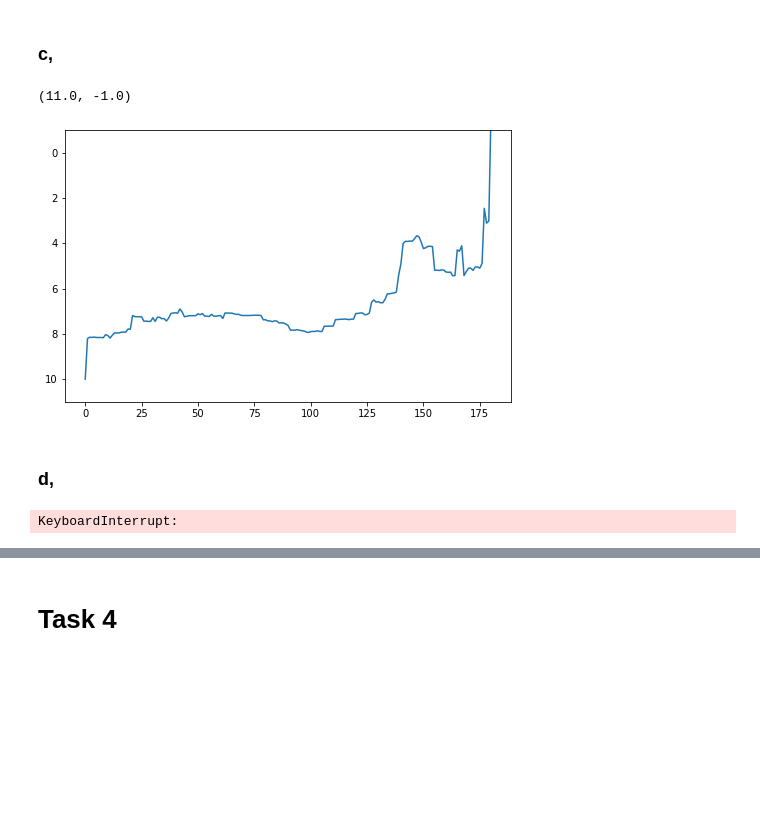
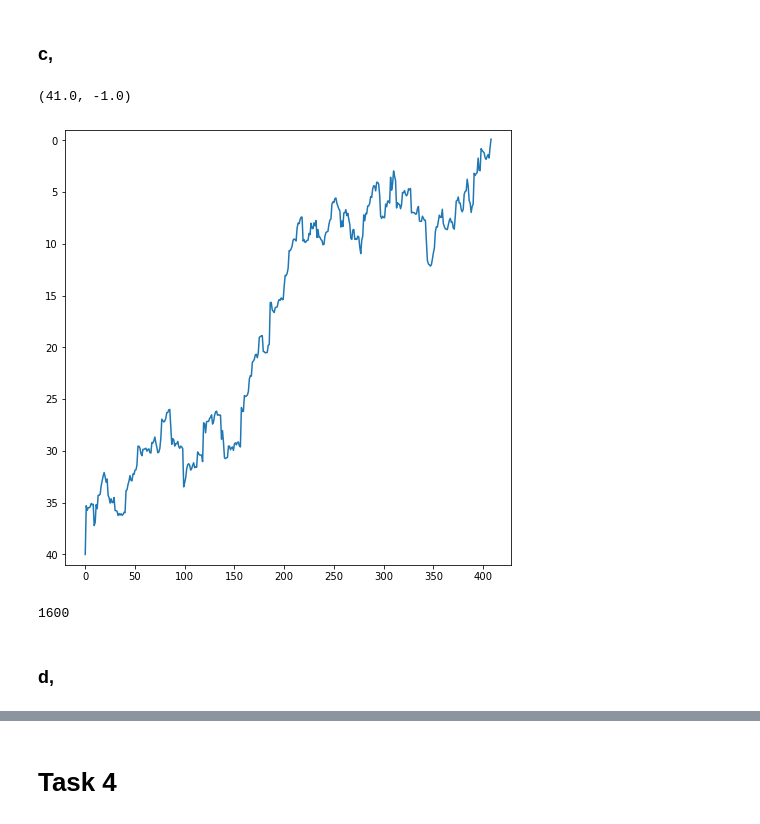
Before and after one commit to Csogeza/MPA, a Jupyter notebook: TheBeginning.ipynb, the cells around one changed output, grey strips where cells are left out. Cells and saved outputs as stored; diff of their text form; code cells hidden in the pictures; blank space fills up the shorter version.

```diff
--- a/TheBeginning.ipynb
+++ b/TheBeginning.ipynb
@@ -220,18 +221,18 @@ h = plt.hist(x,20)
 # %%
 while True:
     mu_init = np.random.triangular(0,1,1)
-    tau_init = np.random.exponential(mu_init/10) * 10/mu_init
+    tau_init = np.random.exponential()
 
     tau_r = []
 
-    tau_r.append(10)
+    tau_r.append(40)
 
     tau_r.append(tau_r[0] - tau_init * mu_init)
 
     j = 1
-    while tau_r[j] > 0 and tau_r[j] < 10:
+    while tau_r[j] > 0 and tau_r[j] < 40:
         mu = np.random.uniform(-1,1)
-        tau = np.random.exponential(abs(mu)/tau_r[j]) * 10/tau_r[j]
+        tau = np.random.exponential()
 
         tau_r.append(tau_r[j] - tau * mu)
         j+=1
@@ -241,19 +242,23 @@ while True:
         break
 # %%
 plot(tau_r)
-ylim(11,-1)
+ylim(41,-1)
 # %% [output]
-(11.0, -1.0)
+(41.0, -1.0)
-[figure, old version]
+[figure, new version]
+# %%
+40**2
+# %% [output]
+1600
 # %% [markdown]
 ### d,
 # %%
 mus = []
-for i in range (10000):
+for i in range (20000):
 
     while True:
         mu_init = np.random.triangular(0,1,1)
-        tau_init = np.random.exponential(mu_init/10) * 10/mu_init
+        tau_init = np.random.exponential()
 
         tau_r = []
 
@@ -264,7 +269,7 @@ for i in range (10000):
         j = 1
         while tau_r[j] > 0 and tau_r[j] < 10:
             mu = np.random.uniform(-1,1)
-            tau = np.random.exponential(abs(mu)/tau_r[j]) * 10/tau_r[j]
+            tau = np.random.exponential()
 
             tau_r.append(tau_r[j] - tau * mu)
             j+=1
@@ -275,6 +280,4 @@ for i in range (10000):
             break
 
     mus.append(mu_final)
-# %% [output]
-KeyboardInterrupt:
 # %%
```
Also changed, not shown: parts of 9 cells of this notebook.
